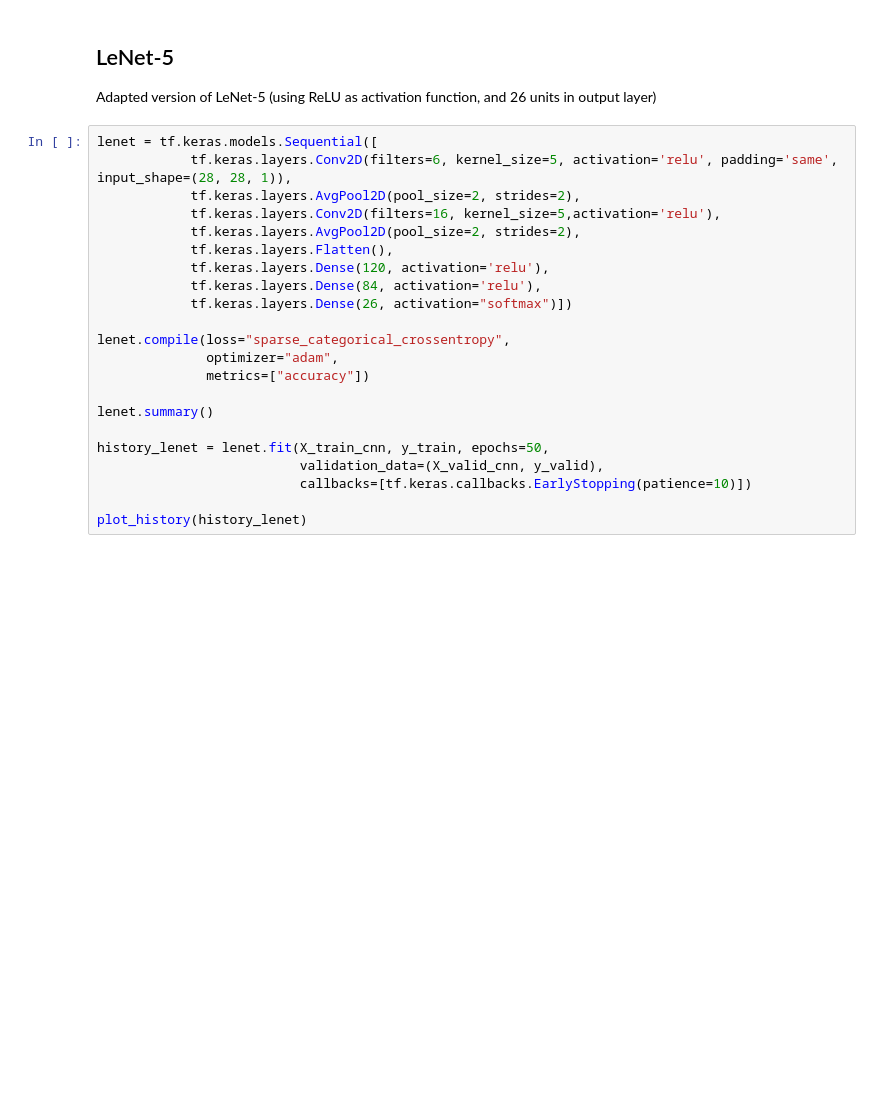
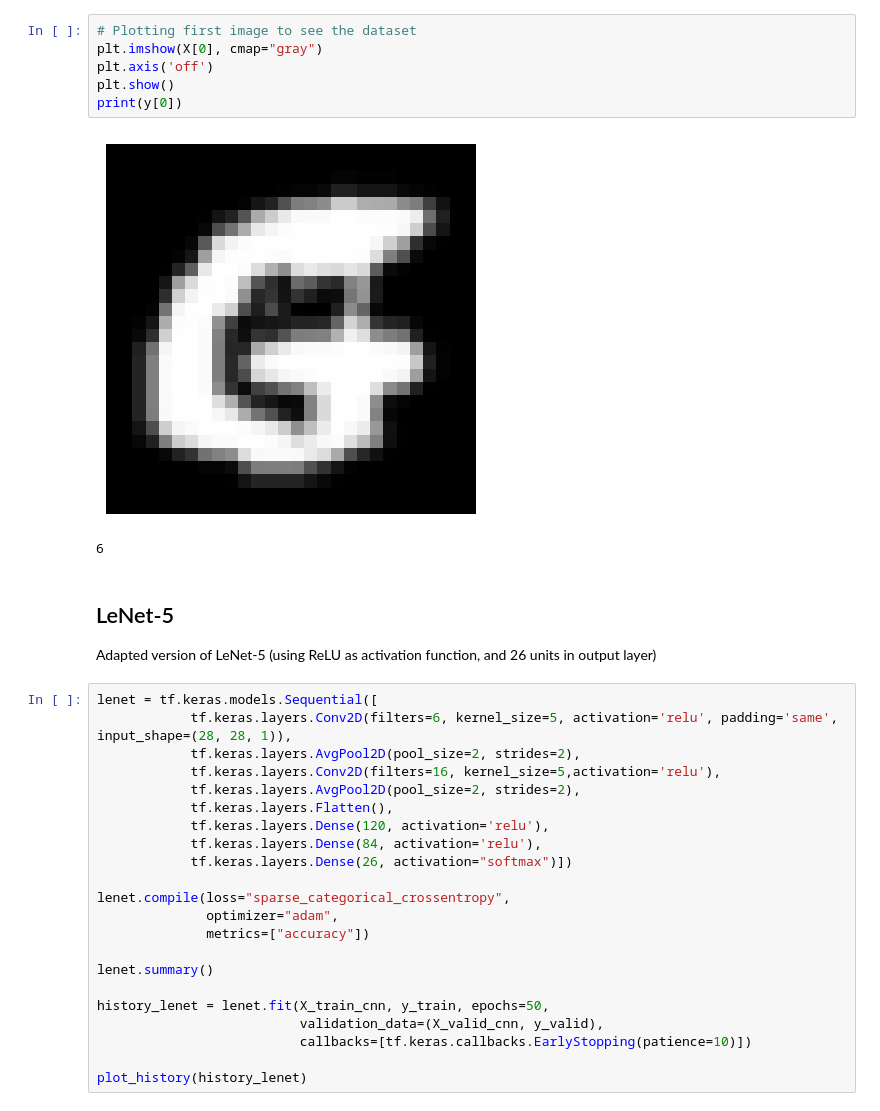
Before and after one commit to lioia/ml, a Jupyter notebook: Project.ipynb, the cells around one changed output. Cells and saved outputs as stored; diff of their text form; blank space fills up the shorter version.

```diff
--- a/Project.ipynb
+++ b/Project.ipynb
@@ -92,5 +112,14 @@ def save_best_hp(data, name):
 # %% [output]
 Dataset size: 88799; Training size: 53279; Validation size: 17760; Testing size: 17760
+# %%
+# Plotting first image to see the dataset
+plt.imshow(X[0], cmap="gray")
+plt.axis('off')
+plt.show()
+print(y[0])
+# %% [output]
+[figure, added]
+6
 # %% [markdown]
 ## LeNet-5
 
```
Also changed, not shown: parts of 11 cells of this notebook.
